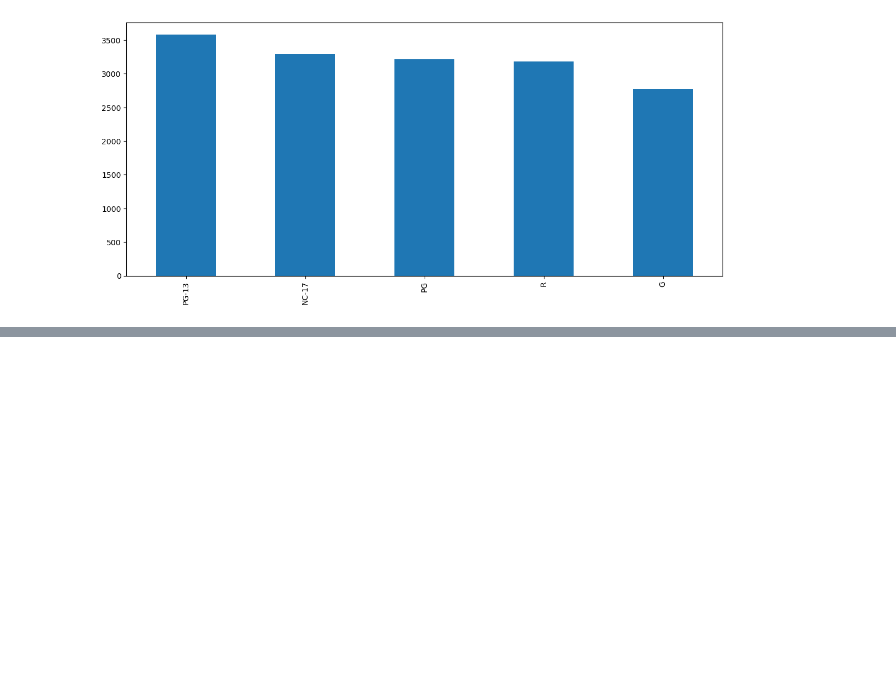
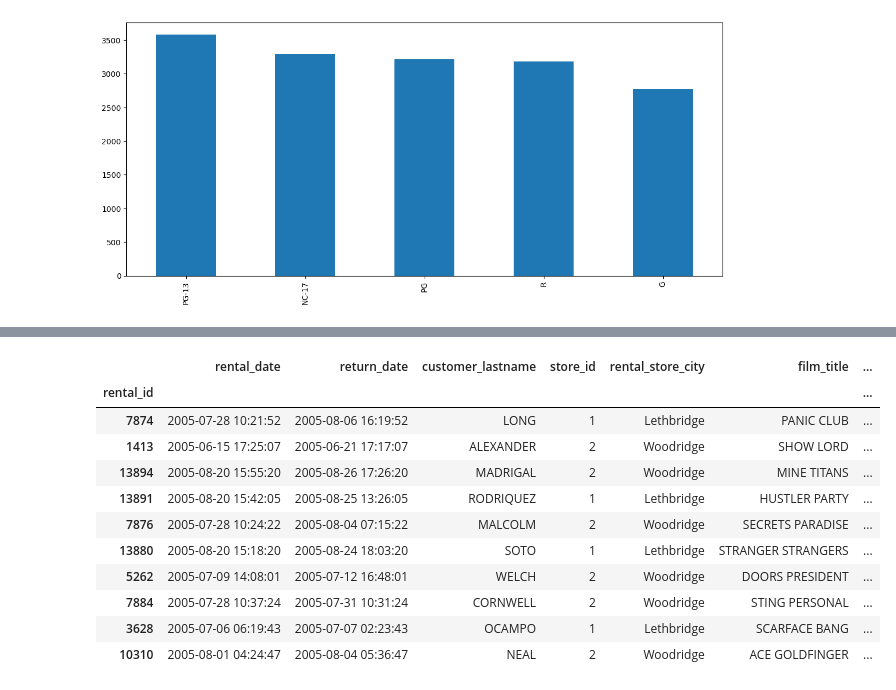
Before and after one commit to maltheo/FreeCodeCamp-Pandas-Real-Life-Example, a Jupyter notebook: Exercises_2.ipynb, the cells around one changed output, grey strips where cells are left out. Drawn from its saved outputs; the diff is of its cells as text; code cells hidden in the pictures; blank space fills up the shorter version.

```diff
--- a/Exercises_2.ipynb
+++ b/Exercises_2.ipynb
@@ -276,2 +352,17 @@ df.loc[df['film_daily_rental_rate'] == df['film_daily_rental_rate'].min()].head(
+# %%
+df.sort_values(by='film_daily_rental_rate').tail(10)
+# %% [output]
+|  | rental_date | return_date | customer_lastname | store_id | rental_store_city | film_title | ... |
+| rental_id |  |  |  |  |  |  | ... |
+| 7874 | 2005-07-28 10:21:52 | 2005-08-06 16:19:52 | LONG | 1 | Lethbridge | PANIC CLUB | ... |
+| 1413 | 2005-06-15 17:25:07 | 2005-06-21 17:17:07 | ALEXANDER | 2 | Woodridge | SHOW LORD | ... |
+| 13894 | 2005-08-20 15:55:20 | 2005-08-26 17:26:20 | MADRIGAL | 2 | Woodridge | MINE TITANS | ... |
+| 13891 | 2005-08-20 15:42:05 | 2005-08-25 13:26:05 | RODRIQUEZ | 1 | Lethbridge | HUSTLER PARTY | ... |
+| 7876 | 2005-07-28 10:24:22 | 2005-08-04 07:15:22 | MALCOLM | 2 | Woodridge | SECRETS PARADISE | ... |
+| 13880 | 2005-08-20 15:18:20 | 2005-08-24 18:03:20 | SOTO | 1 | Lethbridge | STRANGER STRANGERS | ... |
+| 5262 | 2005-07-09 14:08:01 | 2005-07-12 16:48:01 | WELCH | 2 | Woodridge | DOORS PRESIDENT | ... |
+| 7884 | 2005-07-28 10:37:24 | 2005-07-31 10:31:24 | CORNWELL | 2 | Woodridge | STING PERSONAL | ... |
+| 3628 | 2005-07-06 06:19:43 | 2005-07-07 02:23:43 | OCAMPO | 1 | Lethbridge | SCARFACE BANG | ... |
+| 10310 | 2005-08-01 04:24:47 | 2005-08-04 05:36:47 | NEAL | 2 | Woodridge | ACE GOLDFINGER | ... |
 # %%
 df.loc[df['film_daily_rental_rate'] == df['film_daily_rental_rate'].max()].head(10)
```
Also changed, not shown: parts of 34 cells of this notebook.
